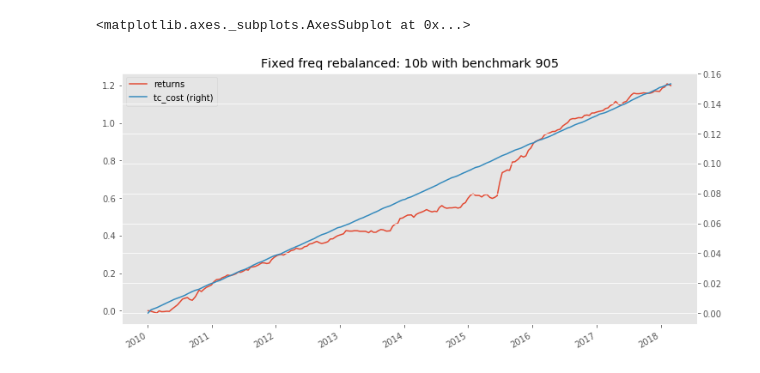
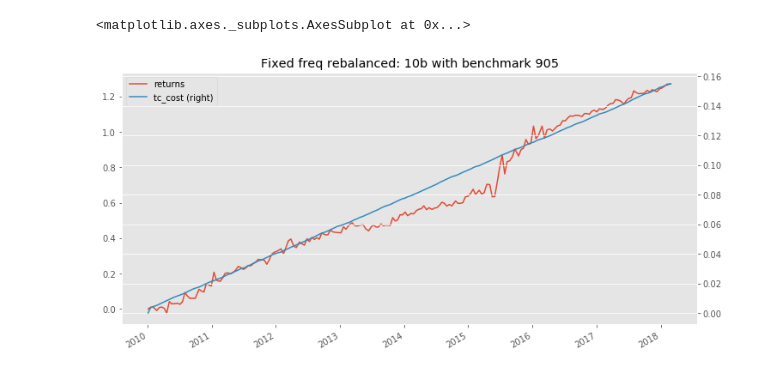
Before and after one commit to alpha-miner/alpha-mind, a Jupyter notebook: notebooks/Example 2 - Strategy Analysis.ipynb, the cells around one changed output. Drawn from its saved outputs; the diff is of its cells as text; code cells hidden in the pictures.

```diff
--- a/notebooks/Example 2 - Strategy Analysis.ipynb
+++ b/notebooks/Example 2 - Strategy Analysis.ipynb
@@ -27,6 +27,7 @@ weight_gap = 0.01
 universe = Universe("custom", ['zz800'])
 data_source = 'postgres+psycopg2://postgres:A12345678!@10.63.6.220/alpha'
 benchmark_code = 905
+offset = 0
 
 executor = NaiveExecutor()
 ref_dates = makeSchedule(start_date, end_date, freq, 'china.sse')
@@ -84,12 +85,12 @@ def predict_worker(params):
     er = predict_by_model(ref_date, model, data_meta)
     return er
 # %%
-# %%time
+%%time
 
 # training / predict on dask executor
 
 from dask.distributed import Client
-client = Client('10.63.6.13:8786')
+client = Client('10.63.6.176:8786')
 
 tasks = client.map(predict_worker, [(d.strftime('%Y-%m-%d'), alpha_model) for d in ref_dates], pure=False)
 predicts = client.gather(tasks)
@@ -195,7 +196,7 @@ for i, ref_date in enumerate(ref_dates):
     turn_over, executed_pos = executor.execute(target_pos=target_pos)
 
     executed_codes = executed_pos.code.tolist()
-    dx_returns = engine.fetch_dx_return(ref_date, executed_codes, horizon=horizon, offset=1)
+    dx_returns = engine.fetch_dx_return(ref_date, executed_codes, horizon=horizon, offset=offset)
     result = pd.merge(executed_pos, dx_returns, on=['code'])
 
     leverage = result.weight.abs().sum()
@@ -211,20 +215,20 @@ for i, ref_date in enumerate(ref_dates):
 # %%
 ret_df = pd.DataFrame({'returns': rets, 'turn_over': turn_overs, 'leverage': leverags}, index=ref_dates)
 
 # index return
 index_return = engine.fetch_dx_return_index_range(benchmark_code, start_date, end_date, horizon=horizon,
-                                                  offset=1).set_index('trade_date')
+                                                  offset=offset).set_index('trade_date')
 ret_df['index'] = index_return['dx']
 
 ret_df.loc[advanceDateByCalendar('china.sse', ref_dates[-1], freq)] = 0.
 ret_df = ret_df.shift(1)
 ret_df.iloc[0] = 0.
 ret_df['tc_cost'] = ret_df.turn_over * 0.002
 ret_df['returns'] = ret_df['returns'] - ret_df['index'] * ret_df['leverage']
 
 ret_df[['returns', 'tc_cost']].cumsum().plot(figsize=(12, 6),
                                              title='Fixed freq rebalanced: {0} with benchmark {1}'.format(freq, 905),
                                              secondary_y='tc_cost')
 # %% [output]
 <matplotlib.axes._subplots.AxesSubplot at 0x...>
-[figure, old version]
+[figure, new version]
```
Also changed, not shown: parts of 3 cells of this notebook, 3 other files.
